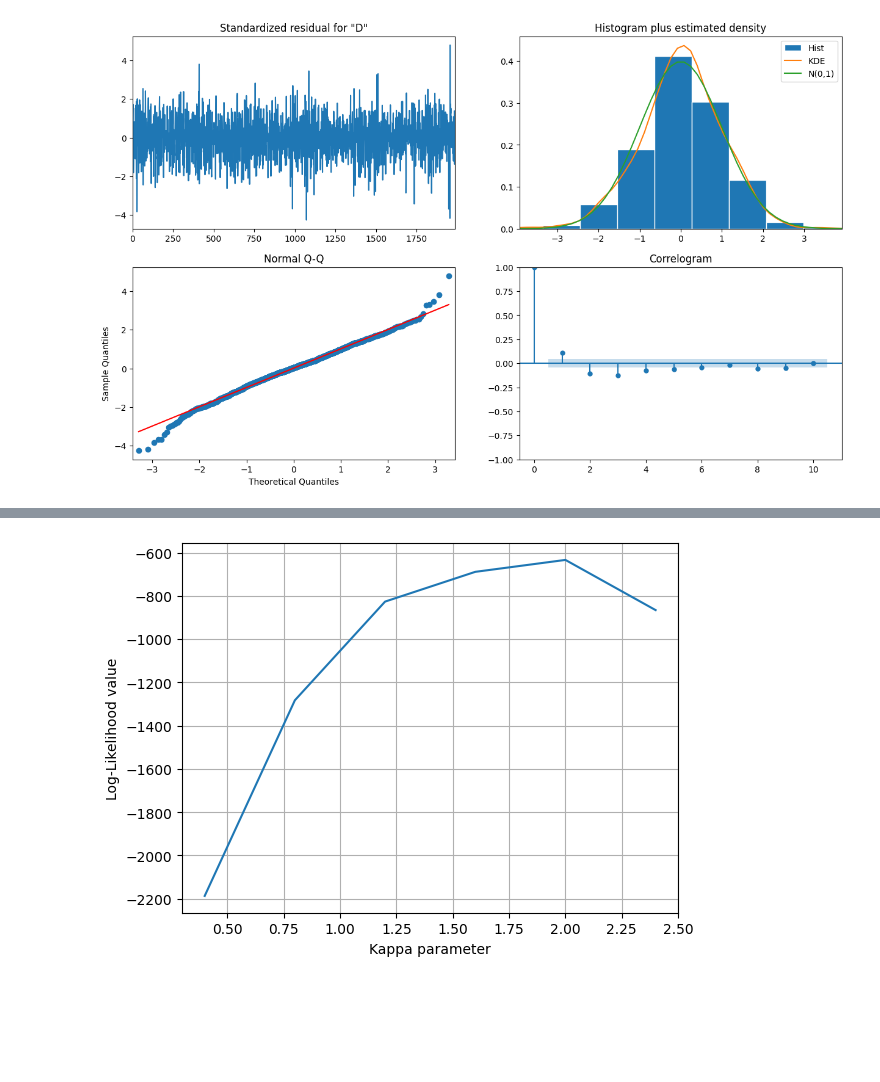
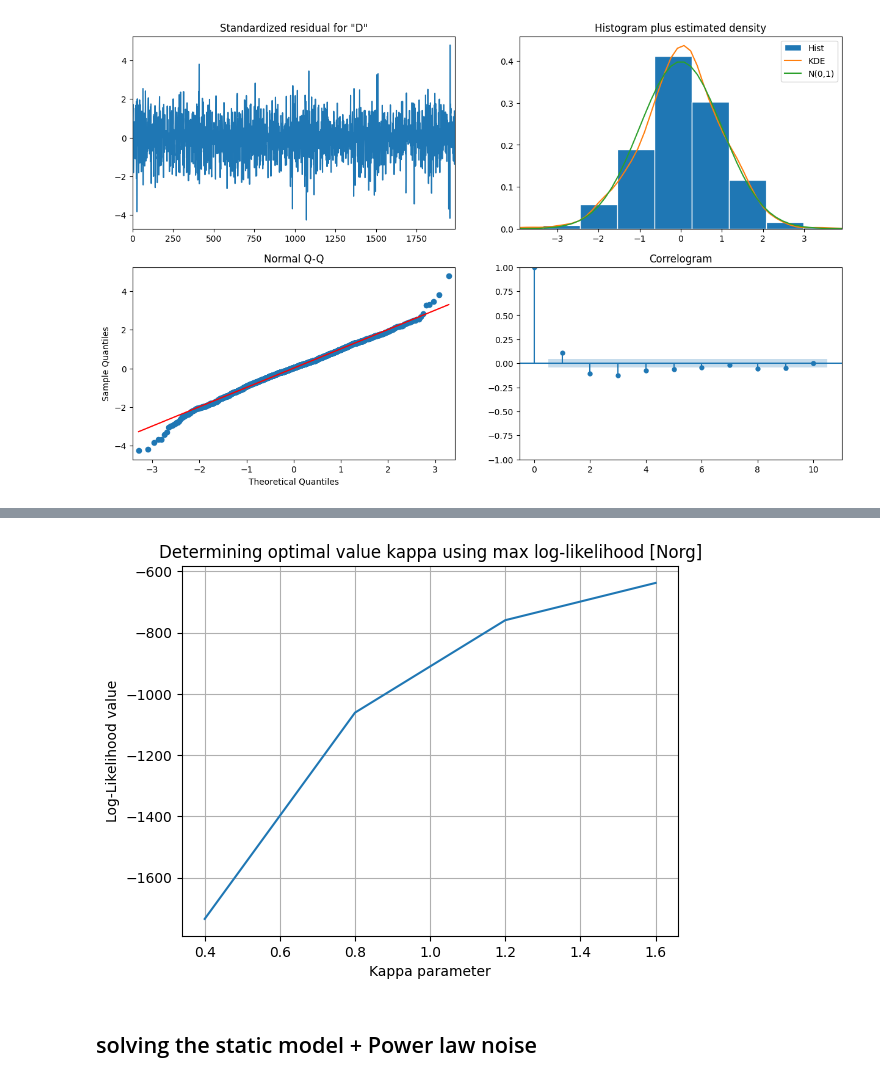
Before and after one commit to ICSlingerland/Groningen-Deformation-lab, a Jupyter notebook: stmread.ipynb, the cells around one changed output, grey strips where cells are left out. Drawn from its saved outputs; the diff is of its cells as text; code cells hidden in the pictures; blank space fills up the shorter version.

```diff
--- a/stmread.ipynb
+++ b/stmread.ipynb
@@ -704,20 +728,0 @@ Im gonna look int Power-law noise (linked to PSD) which is a long memory noise p
-# %%
-def log_likelihood(Qyy, ehat):
-    """
-    This function computes the Log-Likelihood value for a given covariance matrix and residual vector.
-    INPUT:
-        Qyy: mxm covariance matrix of observations (time series)
-        ehat: least squares estimate of residulas
-    OUTPUT:
-        log_like: Log-Likelihood value
-    """
-    m = Qyy.shape[0]
-    # compute eigenvalues of Qyy
-    lambda_vals = linalg.eigvals(Qyy)
-    # compute sum-of-log of eigenvalues
-    log_det = np.sum(np.log(lambda_vals))
-    # compute Qyy_inv * ehat
-    inv_Qyy_ehat = linalg.solve(Qyy, ehat)
-    # compute log-likelihood
-    log_like = -m/2*np.log(2*np.pi) - 1/2*log_det - 1/2*ehat.T @ inv_Qyy_ehat
-    return log_like
@@ -872,12 +734,12 @@ y = data['Deformations Up'].values # N or E
 m = len(y)
 print(f' m{y.size}')
 # sampling interval
-dt = 1/365.2425
+dt = 1/365.25
 # design matrix based on y(t) = y0 + rt + e(t)
 A = np.ones((m,4))
 A[:,1] = time
-A[:,2] = np.cos(2*np.pi*dt*time)
-A[:,3] = np.sin(2*np.pi*dt*time)
+A[:,2] = np.cos(2*np.pi*time)
+A[:,3] = np.sin(2*np.pi*time)
 m, n = A.shape
 
 # making cofactor matrix assuming only white noise: Qyy=sigma_w^2*I (only one variance component)
@@ -903,10 +765,11 @@ print('Log-Likelihood of white noise = ',log_like)
 # making cofactor matrices assuming white noise + power-law noise: Qyy=sigma_w^2*I+sigma_pl^2*Qpl
 Qcf = np.zeros((m, m, 2))
 print(f'Qcf{Qcf.shape}')
+print(f'time{time.size}')
 # white noise part (Q1)
 Qcf[:,:,0] = pl_cofactor(0, time, dt)
-# set values for kappa
-kappa = np.arange(0.4, 2.8, 0.4)
+#set values for kappa
+kappa = np.arange(0.4, 2.0, 0.4)
 # initialize log-likelihoods
 log_like = np.zeros((len(kappa),1))
 for i in range(len(kappa)):
@@ -965,11 +824,23 @@ Log-Likelihood =  [-866.10817861]
 # %%
 # plot Log-Likelihoods vs. kappa. determine optimal value for kappa, providing the max log-likelihood
 plt.plot(kappa, log_like)
 plt.xlabel('Kappa parameter')
 plt.ylabel('Log-Likelihood value')
+plt.title('Determining optimal value kappa using max log-likelihood [Norg]')
 plt.grid()
+
+folder = '/Users/isabelslingerland/master AES/year 1/Q4/Lab/figures'
+filename = 'optimalkappa_norg_up.png'
+
+# Combine the folder and filename to create the full path
+save_path = os.path.join(folder, filename)
+
+# Step 4: Save the plot to the specified path
+plt.savefig(save_path)
 # %% [output]
-[figure, old version]
+[figure, new version]
+# %% [markdown]
+## solving the static model + Power law noise
 # %%
 # making cofactor matrices assuming white noise + power-law noise: Qyy=sigma_w^2*I+sigma_pl^2*Qpl
 Qcf = np.zeros((m, m, 2))
```
Also changed, not shown: parts of 81 cells of this notebook, 6 other files.
